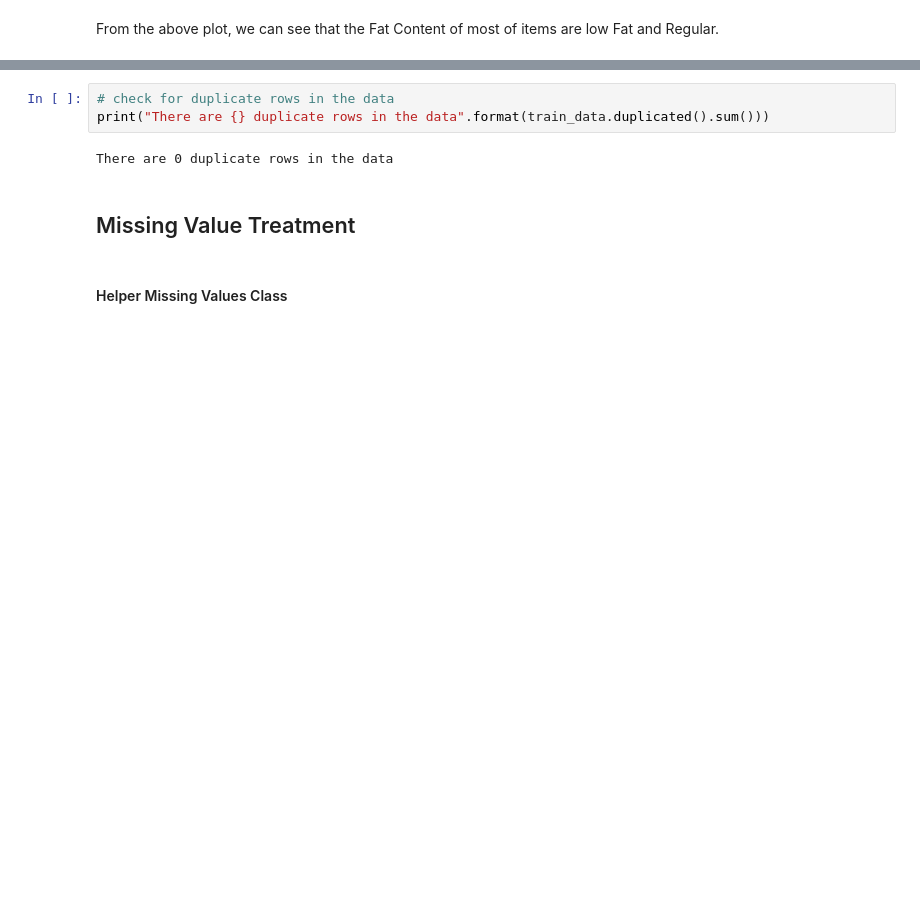
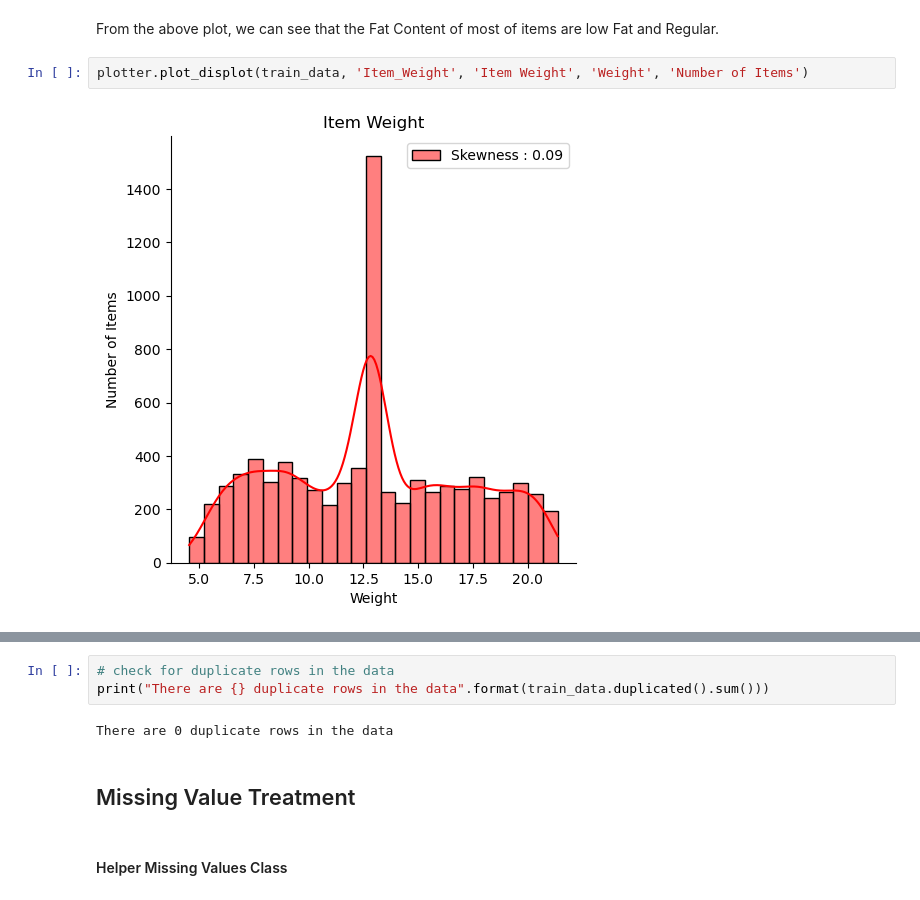
Before and after one commit to Technocolabs100/BigMart-Data-Analysis-and-Prediction, a Jupyter notebook: Mahmoud_Khaled_mahmoud.khaled12245@gmail.com.ipynb, the cells around one changed output, grey strips where cells are left out. Drawn from its saved outputs; the diff is of its cells as text; blank space fills up the shorter version.

```diff
--- a/Mahmoud_Khaled_mahmoud.khaled12245@gmail.com.ipynb
+++ b/Mahmoud_Khaled_mahmoud.khaled12245@gmail.com.ipynb
@@ -156,2 +195,6 @@ plotter.plot_hist(train_data, "Item_Fat_Content", "Item Fat Content", "Content",
 # %% [markdown]
 From the above plot, we can see that the Fat Content of most of items are low Fat and Regular.
+# %%
+plotter.plot_displot(train_data, 'Item_Weight', 'Item Weight', 'Weight', 'Number of Items')
+# %% [output]
+[figure, added]
```
Also changed, not shown: parts of 22 cells of this notebook.
